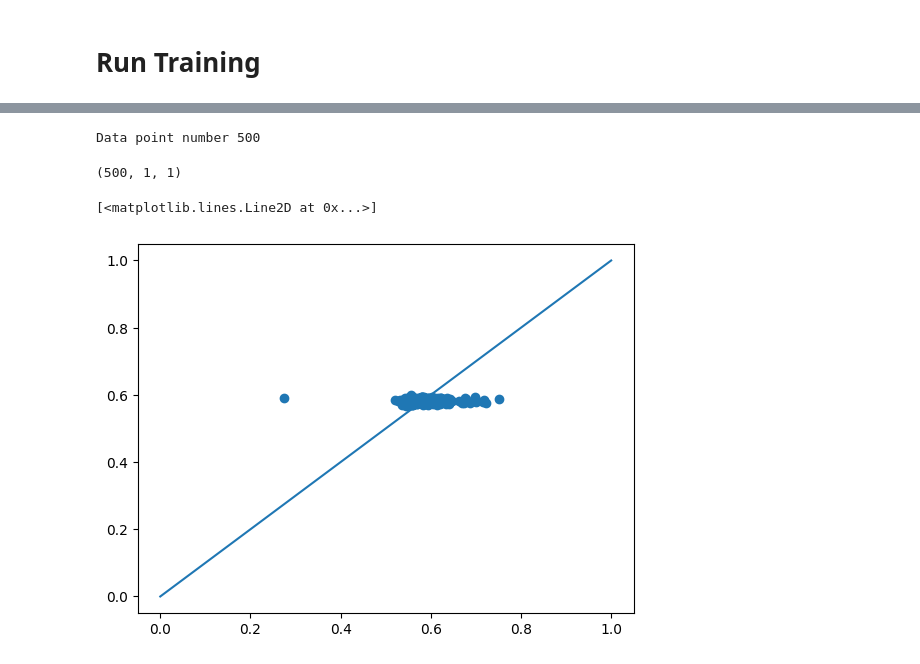
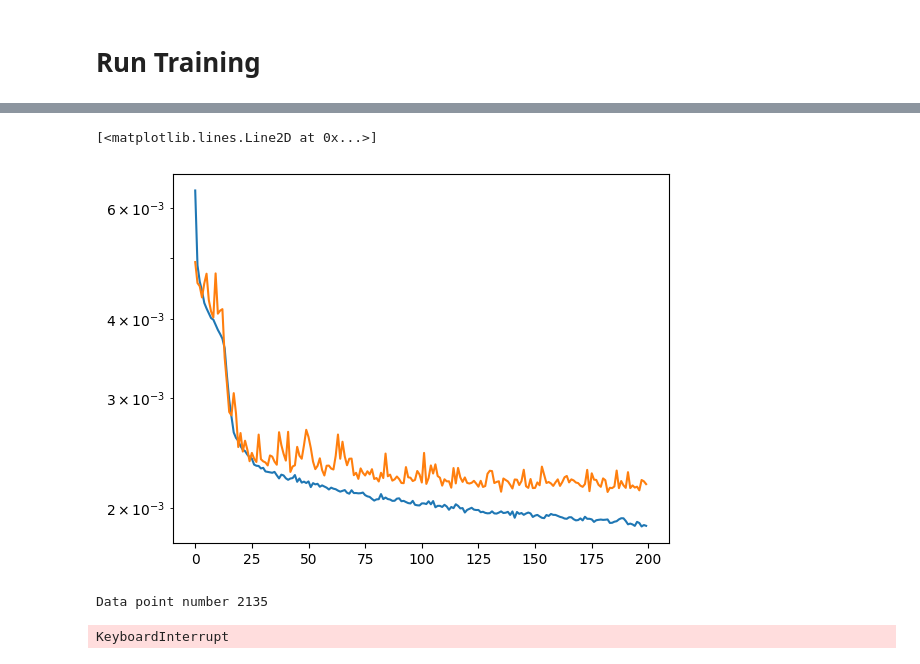
Before and after one commit to neilashwinraj/GNN, a Jupyter notebook: attention_GNN_with_transformers.ipynb, the cells around one changed output, grey strips where cells are left out. Cells and saved outputs as stored; diff of their text form; code cells hidden in the pictures.

```diff
--- a/attention_GNN_with_transformers.ipynb
+++ b/attention_GNN_with_transformers.ipynb
@@ -475,0 +459,9 @@ plt.semilogy(epoch_loss_val)
+# %%
+train_unsteady = np.load("simple_connections_data/temporal_split/rho2_30percent_Re300/data_inputs_with_drag_minmax_scaler/epoch_loss_train.npy")
+test_unsteady = np.load("simple_connections_data/temporal_split/rho2_30percent_Re300/data_inputs_with_drag_minmax_scaler/epoch_loss_test.npy")
+
+plt.semilogy(train_unsteady)
+plt.semilogy(test_unsteady)
+# %% [output]
+[<matplotlib.lines.Line2D at 0x...>]
+[figure, added]
@@ -476,5 +474,5 @@ plt.semilogy(epoch_loss_val)
 # %%
-test_loader = DataLoader(list(zip(nodal_inputs_test[0:N_test],global_inputs_test[0:N_test],outputs_test[0:N_test])),
+test_loader = DataLoader(list(zip(nodal_inputs_test,global_inputs_test,outputs_test)),
                     batch_size=1, shuffle=False)
 
 k=0
@@ -482,6 +480,7 @@ k=0
 pred = list()
 gt = list()
 
+model.eval()
 for nodal,scalar,targets in test_loader:
 
     print("Data point number",str(k+1))
@@ -495,15 +494,15 @@ for nodal,scalar,targets in test_loader:
     k=k+1
     clear_output(wait=True)
 # %% [output]
-Data point number 500
+Data point number 2135
+KeyboardInterrupt
-# %%
-torch.stack(pred).detach().cpu().numpy().shape
-# %% [output]
-(500, 1, 1)
 # %%
+plt.figure(figsize=(10,5))
+
 plt.scatter(torch.stack(gt).detach().cpu().numpy()[:,0,0,0],
-           torch.stack(pred).detach().cpu().numpy()[:,0,0])
+           torch.stack(pred).detach().cpu().numpy()[:,0,0],alpha=0.2,
+            c=np.arange(len(gt)))
+
+print(r2_score( torch.stack(gt).detach().cpu().numpy()[:,0,0] , torch.stack(pred).detach().cpu().numpy()[:,0] ) )
+
 plt.plot(np.linspace(0,1,10),np.linspace(0,1,10))
-# %% [output]
-[<matplotlib.lines.Line2D at 0x...>]
-[figure, removed]
```
Also changed, not shown: parts of 33 cells of this notebook, 1 other file.
